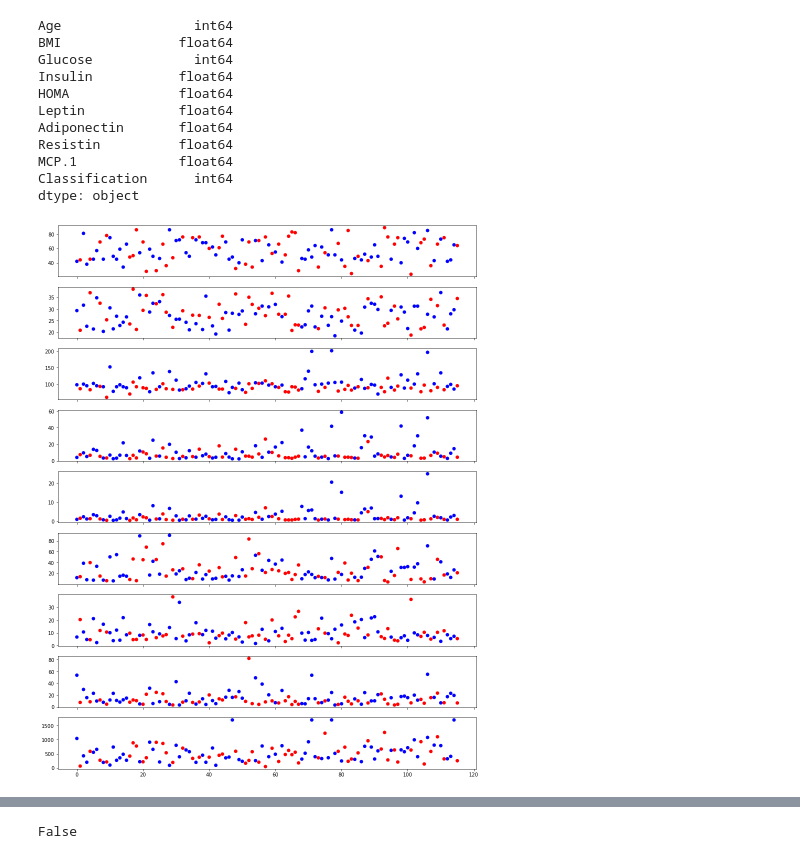
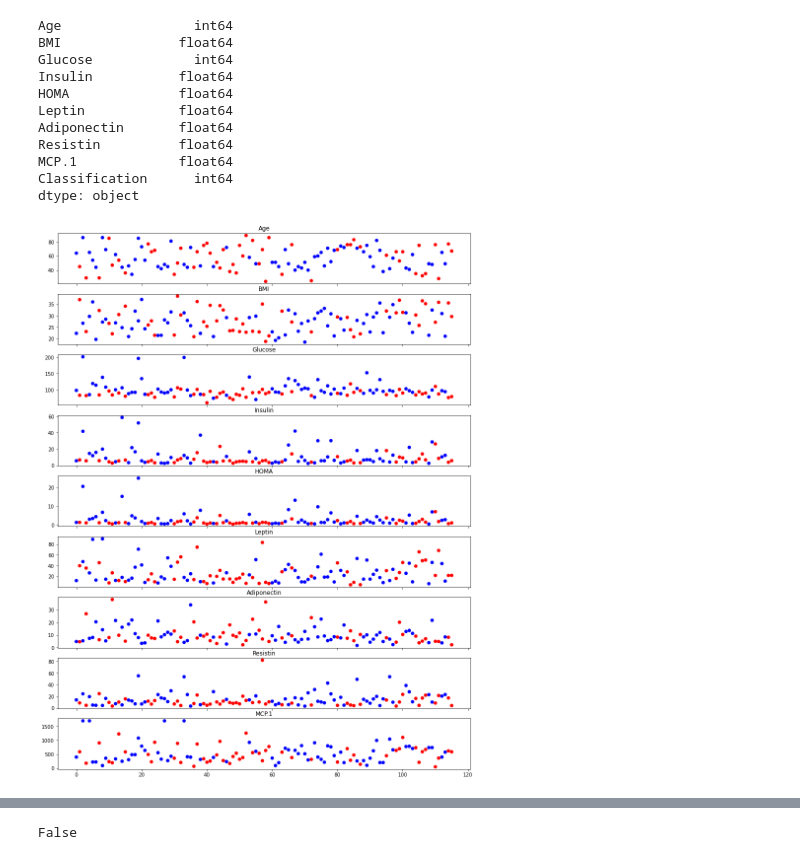
Before and after one commit to MohamadRezaei0/-Breast-Cancer-Prediction-Model, a Jupyter notebook: t1.ipynb, the cells around one changed output, grey strips where cells are left out. Saved outputs shown, nothing was run; the diff lists cells and outputs as text; code cells hidden in the pictures.

```diff
--- a/t1.ipynb
+++ b/t1.ipynb
@@ -31,23 +31,30 @@ MCP.1             float64
 Classification      int64
 dtype: object
 # %%
+class_colors = ['red', 'blue']
 one_features = dataFrame.drop(['Classification'], axis=1).columns
-class_colors = ['red', 'blue']
 
+n_col = 1
 n_row = one_features.__len__()
-n_col = 1
 
-fig, axes = plt.subplots(n_row, n_col, tight_layout=False, figsize=(15 ,20), sharex=True)
+fig, axes = plt.subplots(
+                        n_row,
+                        n_col,
+                        sharex=True,
+                        figsize=(15 ,20),
+                        tight_layout=False,
+                        )
 
 # shuffle data
 temp_data = dataFrame.sample(frac=1).reset_index(drop=True)
 
 for column, axis in zip(one_features, axes):
     axis.scatter(range(temp_data[column].__len__()), temp_data[column],
                    c=temp_data['Classification'],
                    cmap=ListedColormap(class_colors))
+    axis.set_title(column)
 # %% [output]
-[figure, old version]
+[figure, new version]
 # %%
 
 
```
Also changed, not shown: parts of 5 cells of this notebook.
